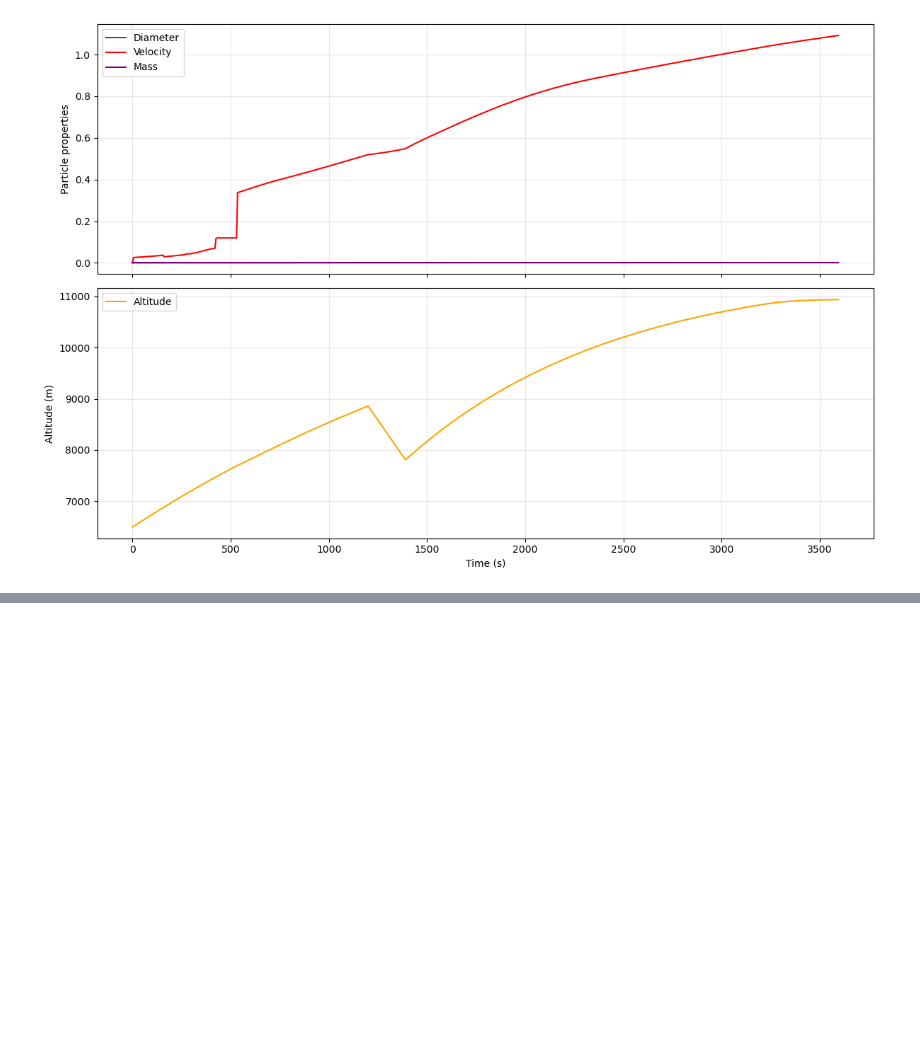
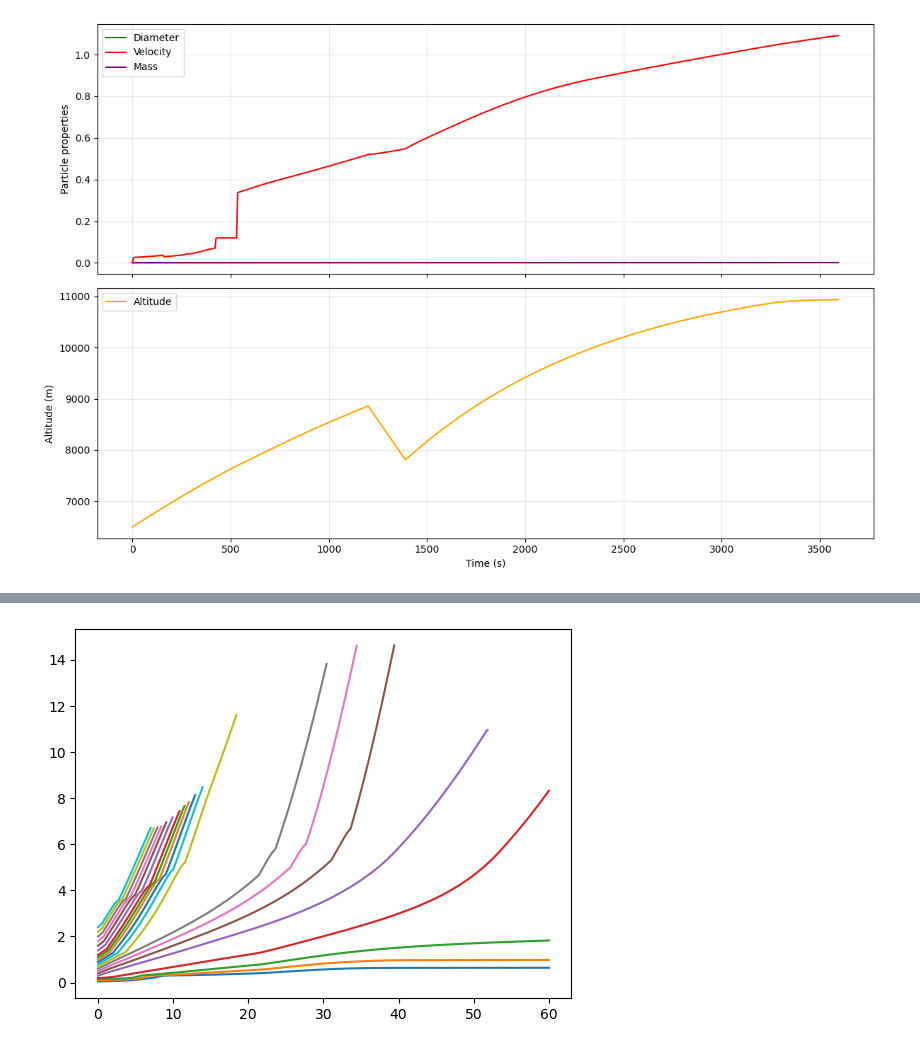
Before and after one commit to ezriri/simple-graupel-model, a Jupyter notebook: model_improvements.ipynb, the cells around one changed output, grey strips where cells are left out. Drawn from its saved outputs; the diff is of its cells as text; code cells hidden in the pictures; blank space fills up the shorter version.

```diff
--- a/model_improvements.ipynb
+++ b/model_improvements.ipynb
@@ -573,0 +661,9 @@ plt.show()
+# %%
+
+for s in range(ncfile_ice_v3_1.sizes['particle']):
+    p0_ice = ncfile_ice_v3_1.isel(particle=s)
+    #plt.plot(ncfile_v3_1['time'],p0_ice['altitude'])
+    #plt.plot(p0_ice['diameter']*1000, p0_ice['altitude'])
+    plt.plot(ncfile_v3_1['time']/60, p0_ice['diameter']*1000)
+# %% [output]
+[figure, added]
```
Also changed, not shown: parts of 13 cells of this notebook, 48 other files.
